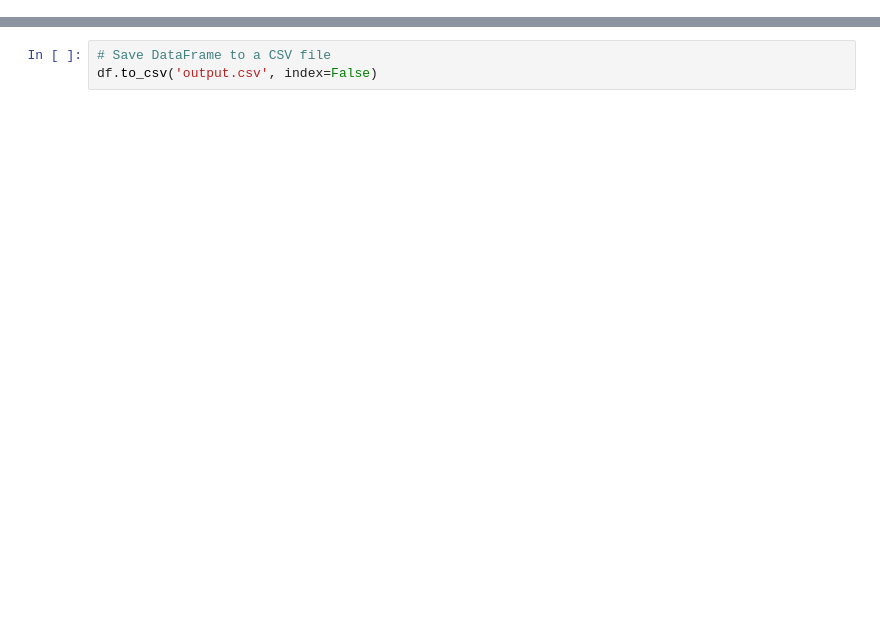
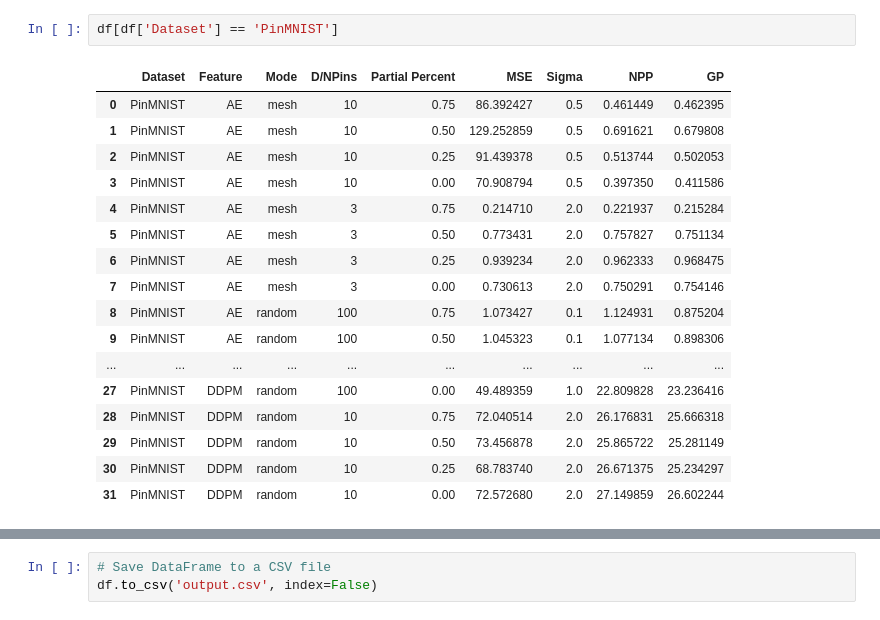
Before and after one commit to neu-spiral/Neural-Point-Processes, a Jupyter notebook: Results.ipynb, the cells around one changed output, grey strips where cells are left out. Cells and saved outputs as stored; diff of their text form; blank space fills up the shorter version.

```diff
--- a/Results.ipynb
+++ b/Results.ipynb
@@ -82 +93,21 @@ df.sort_values(by=['Feature', 'Mode'], inplace=True, ignore_index=True)
+# %%
+df[df['Dataset'] == 'PinMNIST']
+# %% [output]
+|  | Dataset | Feature | Mode | D/NPins | Partial Percent | MSE | Sigma | NPP | GP |
+| 0 | PinMNIST | AE | mesh | 10 | 0.75 | 86.392427 | 0.5 | 0.461449 | 0.462395 |
+| 1 | PinMNIST | AE | mesh | 10 | 0.50 | 129.252859 | 0.5 | 0.691621 | 0.679808 |
+| 2 | PinMNIST | AE | mesh | 10 | 0.25 | 91.439378 | 0.5 | 0.513744 | 0.502053 |
+| 3 | PinMNIST | AE | mesh | 10 | 0.00 | 70.908794 | 0.5 | 0.397350 | 0.411586 |
+| 4 | PinMNIST | AE | mesh | 3 | 0.75 | 0.214710 | 2.0 | 0.221937 | 0.215284 |
+| 5 | PinMNIST | AE | mesh | 3 | 0.50 | 0.773431 | 2.0 | 0.757827 | 0.751134 |
+| 6 | PinMNIST | AE | mesh | 3 | 0.25 | 0.939234 | 2.0 | 0.962333 | 0.968475 |
+| 7 | PinMNIST | AE | mesh | 3 | 0.00 | 0.730613 | 2.0 | 0.750291 | 0.754146 |
+| 8 | PinMNIST | AE | random | 100 | 0.75 | 1.073427 | 0.1 | 1.124931 | 0.875204 |
+| 9 | PinMNIST | AE | random | 100 | 0.50 | 1.045323 | 0.1 | 1.077134 | 0.898306 |
+| ... | ... | ... | ... | ... | ... | ... | ... | ... | ... |
+| 27 | PinMNIST | DDPM | random | 100 | 0.00 | 49.489359 | 1.0 | 22.809828 | 23.236416 |
+| 28 | PinMNIST | DDPM | random | 10 | 0.75 | 72.040514 | 2.0 | 26.176831 | 25.666318 |
+| 29 | PinMNIST | DDPM | random | 10 | 0.50 | 73.456878 | 2.0 | 25.865722 | 25.281149 |
+| 30 | PinMNIST | DDPM | random | 10 | 0.25 | 68.783740 | 2.0 | 26.671375 | 25.234297 |
+| 31 | PinMNIST | DDPM | random | 10 | 0.00 | 72.572680 | 2.0 | 27.149859 | 26.602244 |
 # %%
```
Also changed, not shown: parts of 10 cells of this notebook, 2 other files.
